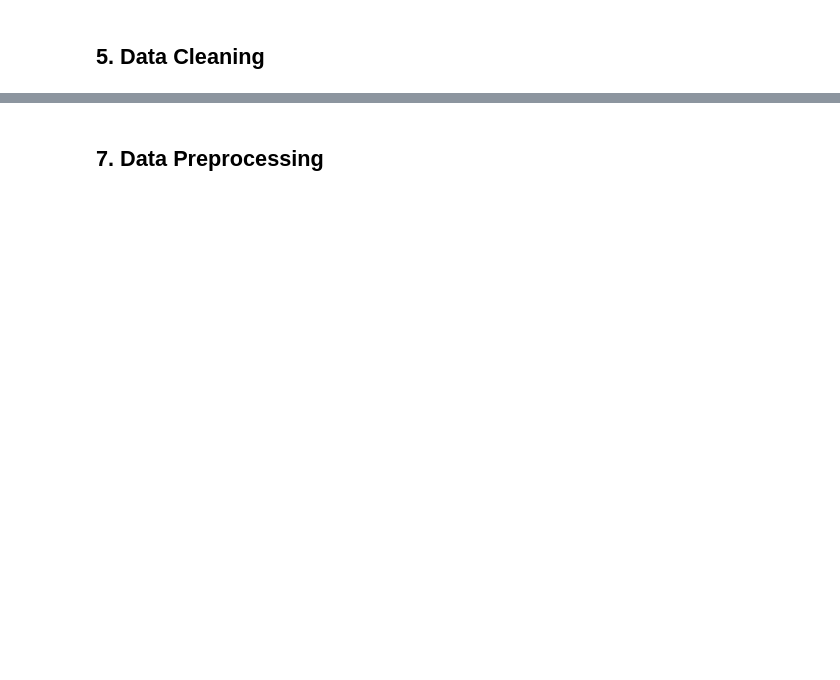
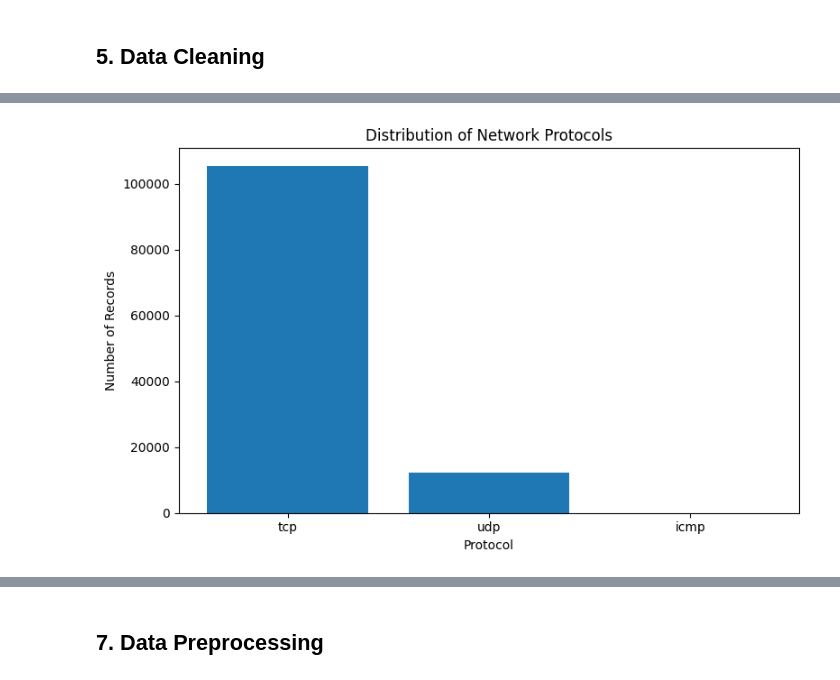
Before and after one commit to AzizaZaman101/RT-IoT2022_Multi-Class_IoT_Attack_Detection_ML, a Jupyter notebook: notebooks/RT_IoT2022_Multi_Class_IoT_Attack_Detection_ML.ipynb, the cells around one changed output, grey strips where cells are left out. Saved outputs shown, nothing was run; the diff lists cells and outputs as text; code cells hidden in the pictures; blank space fills up the shorter version.

```diff
--- a/notebooks/RT_IoT2022_Multi_Class_IoT_Attack_Detection_ML.ipynb
+++ b/notebooks/RT_IoT2022_Multi_Class_IoT_Attack_Detection_ML.ipynb
@@ -202,0 +472,4 @@ This dataset is strongly imbalanced, as there are no equal distribution noticeab
+# %%
+unique_counts = df.nunique().sort_values()
+
+unique_counts.head(15)
@@ -202,0 +494,6 @@ This dataset is strongly imbalanced, as there are no equal distribution noticeab
+# %%
+constant_columns = unique_counts[unique_counts == 1]
+
+print("Number of constant columns:", len(constant_columns))
+print("\nConstant columns:")
+print(constant_columns)
@@ -202,0 +617,16 @@ This dataset is strongly imbalanced, as there are no equal distribution noticeab
+# %%
+# Consolidate all cleaning decisions into one clean dataframe
+df = df.drop(columns=constant_columns.index, errors='ignore')
+df = df.drop_duplicates()
+
+feature_columns_clean = [c for c in feature_columns if c not in constant_columns.index]
+
+df = df.merge(
+    conflicting_features[feature_columns_clean].drop_duplicates(),
+    on=feature_columns_clean,
+    how='left',
+    indicator=True
+)
+df = df[df['_merge'] == 'left_only'].drop(columns=['_merge'])
+
+print("Final shape after cleaning:", df.shape)
@@ -204,0 +789,18 @@ This dataset is strongly imbalanced, as there are no equal distribution noticeab
+# %%
+plt.figure(figsize=(8, 5))
+
+protocol_counts = df['proto'].value_counts()
+
+plt.bar(
+    protocol_counts.index,
+    protocol_counts.values
+)
+
+plt.xlabel('Protocol')
+plt.ylabel('Number of Records')
+plt.title('Distribution of Network Protocols')
+
+plt.tight_layout()
+plt.show()
+# %% [output]
+[figure, added]
```
Also changed, not shown: parts of 98 cells of this notebook.
